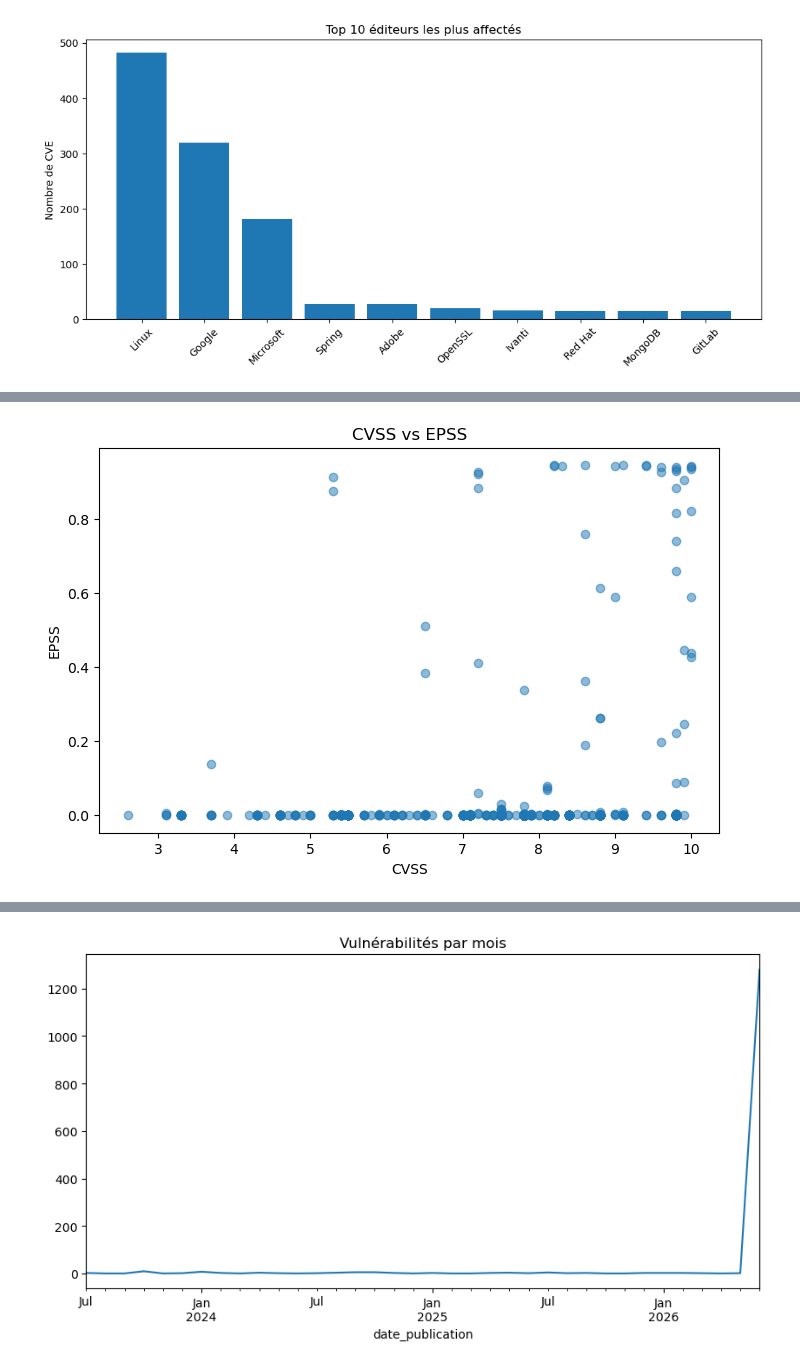
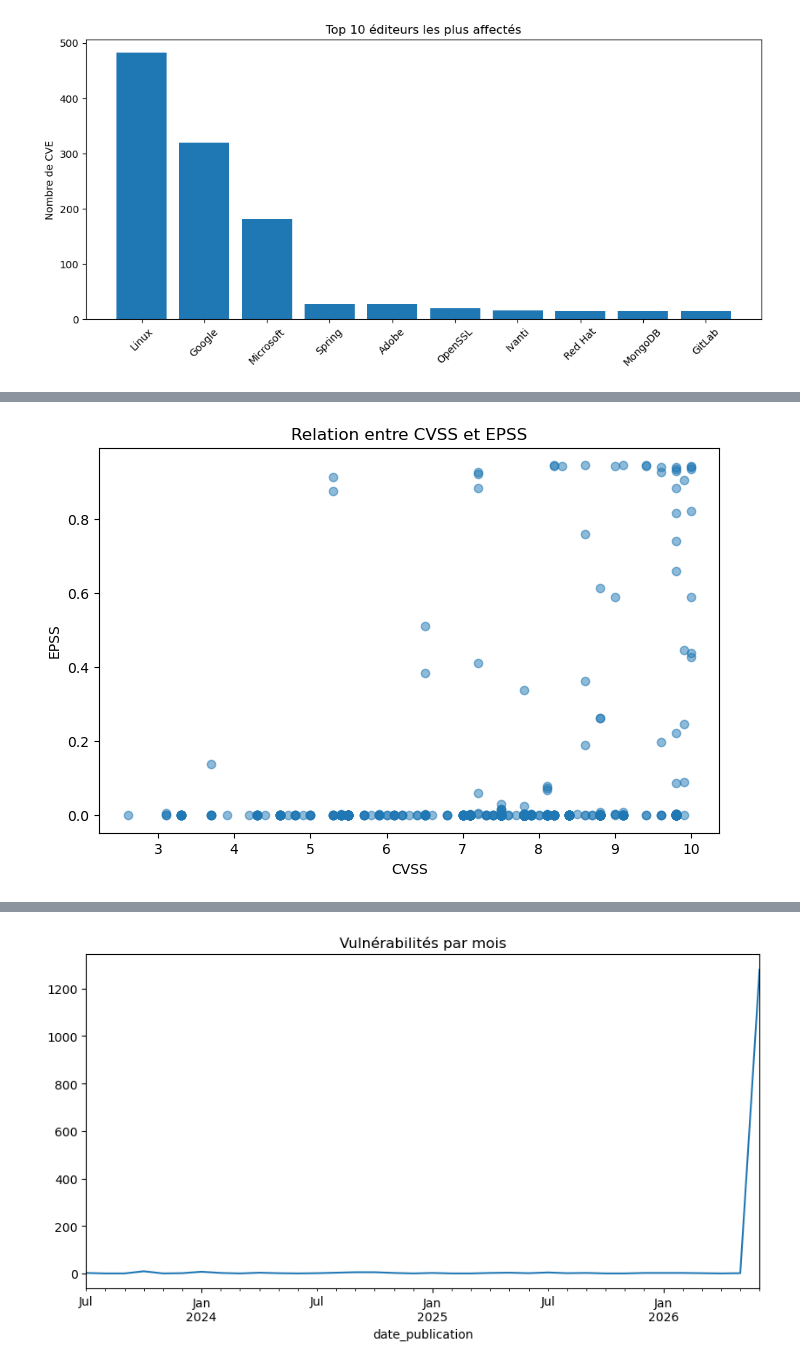
Before and after one commit to Yuushi000/Mastercamp_TD_Final_note, a Jupyter notebook: MC_TD_Final.ipynb, the cells around one changed output, grey strips where cells are left out. Drawn from its saved outputs; the diff is of its cells as text; code cells hidden in the pictures.

```diff
--- a/MC_TD_Final.ipynb
+++ b/MC_TD_Final.ipynb
@@ -585,8 +478,18 @@ plt.show()
 # %%
-# Nuage de points CVSS vs EPSS ──
-plt.figure(figsize=(8, 5))
-plt.scatter(df['cvss'], df['epss'], alpha=0.5)
-plt.title('CVSS vs EPSS'); plt.xlabel('CVSS'); plt.ylabel('EPSS')
+#5 Nuage de points CVSS vs EPSS ──
+plt.figure(figsize=(8,5))
+
+plt.scatter(
+    df_final_consolide["cvss"],
+    df_final_consolide["epss"],
+    alpha=0.5
+)
+
+plt.title("Relation entre CVSS et EPSS")
+
+plt.xlabel("CVSS")
+plt.ylabel("EPSS")
+
 plt.show()
 # %% [output]
-[figure, old version]
+[figure, new version]
```
Also changed, not shown: parts of 33 cells of this notebook.
